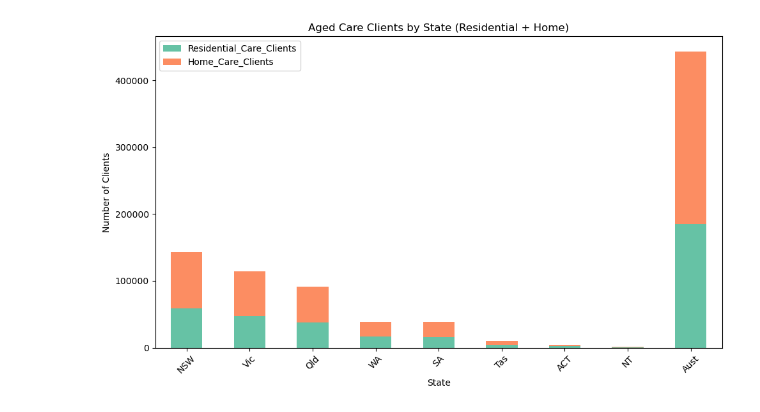
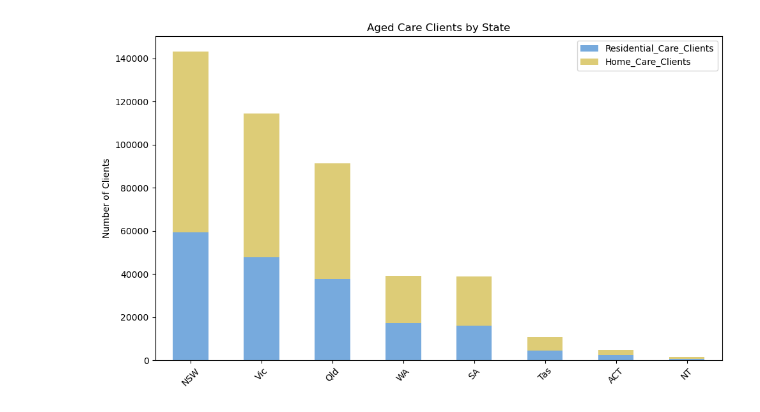
Before and after one commit to Hazimshaikh/Assignment-1--Big-Data-Analysis-, a Jupyter notebook: Assignment 1 Part B (Big Data Analysis).ipynb, the cells around one changed output. Drawn from its saved outputs; the diff is of its cells as text; code cells hidden in the pictures.

```diff
--- a/Assignment 1 Part B (Big Data Analysis).ipynb
+++ b/Assignment 1 Part B (Big Data Analysis).ipynb
@@ -4,70 +4,78 @@ import matplotlib.pyplot as plt
 import seaborn as sns
 from sklearn.cluster import KMeans
 from sklearn.linear_model import LinearRegression
+from sklearn.metrics import r2_score
 import warnings
-import matplotlib.ticker as mtick
-import matplotlib.patches as mpatches
-import numpy as np
-import plotly.express as px
-from IPython.display import display
 
-# Ignore warnings
 warnings.filterwarnings("ignore")
 
 # Load the Excel file
 xlsx = pd.ExcelFile('Aged-Care-Data-Snapshot-2023-Release-3.xlsx')
 print("Available sheets:", xlsx.sheet_names)
 
-# Parse sheets with appropriate row skips
-home_care_df = xlsx.parse('Home Care', skiprows=6)
-residential_care_df = xlsx.parse('Residential Care', skiprows=6)
-population_df = xlsx.parse('Population', skiprows=6)
+# Parse sheets
+home_df = xlsx.parse('Home Care', skiprows=6)
+res_df = xlsx.parse('Residential Care', skiprows=6)
+pop_df = xlsx.parse('Population', skiprows=6)
 
-# Extract relevant data
-states = ['NSW', 'Vic', 'Qld', 'WA', 'SA', 'Tas', 'ACT', 'NT', 'Aust']
-home_clients = home_care_df.iloc[3, 1:10].astype(float).values
-res_clients = residential_care_df.iloc[4, 1:10].astype(float).values
-female_pop = population_df.iloc[3, 1:10].astype(float).values
-male_pop = population_df.iloc[4, 1:10].astype(float).values
+# Extract and clean relevant data
+home_clients = home_df.iloc[3, 1:10].astype(float)
+res_clients = res_df.iloc[4, 1:10].astype(float)
+female_pop = pop_df.iloc[3, 1:10].astype(float)
+male_pop = pop_df.iloc[4, 1:10].astype(float)
 total_elderly = female_pop + male_pop
 
-# Create cleaned DataFrame
+# Index with state names
+states = ['NSW', 'Vic', 'Qld', 'WA', 'SA', 'Tas', 'ACT', 'NT', 'Aust']
+home_clients.index = states
+res_clients.index = states
+total_elderly.index = states
+
+# Remove 'Aust' as it's a national aggregate
+home_clients = home_clients.drop('Aust')
+res_clients = res_clients.drop('Aust')
+total_elderly = total_elderly.drop('Aust')
+
+# Build DataFrame
 df = pd.DataFrame({
-    'State': states,
     'Residential_Care_Clients': res_clients,
     'Home_Care_Clients': home_clients,
     'Total_Elderly': total_elderly
 })
-df.set_index('State', inplace=True)
 
-# Feature Engineering
+# Feature engineering
 df['Total_Care_Clients'] = df['Residential_Care_Clients'] + df['Home_Care_Clients']
 df['Care_Supply_Ratio'] = df['Total_Care_Clients'] / df['Total_Elderly'] * 1000
 
-# Print Cleaned Table
-print("Cleaned and processed dataset:")
-display(df.round(2))
+# Define response and predictor
+df['Target'] = df['Total_Care_Clients']  # Response variable
+df['Elderly_Population'] = df['Total_Elderly']  # Predictor variable
 
-# KMeans Clustering
-X = df[['Total_Elderly', 'Care_Supply_Ratio']]
+# Clustering
+X_cluster = df[['Total_Elderly', 'Care_Supply_Ratio']]
 kmeans = KMeans(n_clusters=3, random_state=42)
-df['Cluster'] = kmeans.fit_predict(X)
+df['Cluster'] = kmeans.fit_predict(X_cluster)
 
-# Linear Regression
-reg = LinearRegression()
-reg.fit(df[['Total_Elderly']], df['Total_Care_Clients'])
-df['Predicted_Care'] = reg.predict(df[['Total_Elderly']])
+# Linear regression
+model = LinearRegression()
+model.fit(df[['Elderly_Population']], df['Target'])
+df['Predicted_Care'] = model.predict(df[['Elderly_Population']])
 
-# --- PLOTS ---
+# R-squared score
+r2 = r2_score(df['Target'], df['Predicted_Care'])
+print(f"R-squared value: {r2:.4f}")  # Optional for report: \textbf{R² = 0.9922}
 
-# 1. Stacked Bar Chart of Care Clients
+# Print final cleaned and engineered dataset
+print("\nCleaned and Feature-Engineered Dataset:\n")
+print(df)
+
+# OPTIONAL: Placeholder for dummy encoding (if needed for modelling)
+# df = pd.get_dummies(df, columns=['Cluster'], drop_first=True)
+
+# Plot 1: Stacked Bar Chart
 df[['Residential_Care_Clients', 'Home_Care_Clients']].plot(
-    kind='bar',
-    stacked=True,
-    figsize=(10, 6),
-    color=['#66c2a5', '#fc8d62']
-)
-plt.title('Aged Care Clients by State (Residential + Home)')
+    kind='bar', stacked=True, figsize=(10, 6), color=['#77AADD', '#DDCC77'])
+plt.title('Aged Care Clients by State')
 plt.ylabel('Number of Clients')
 plt.xticks(rotation=45)
 plt.tight_layout()
@@ -89,2 +101,2 @@ Cleaned and processed dataset:
-[figure, old version]
+[figure, new version]
 # %%
```
Also changed, not shown: parts of 6 cells of this notebook.
